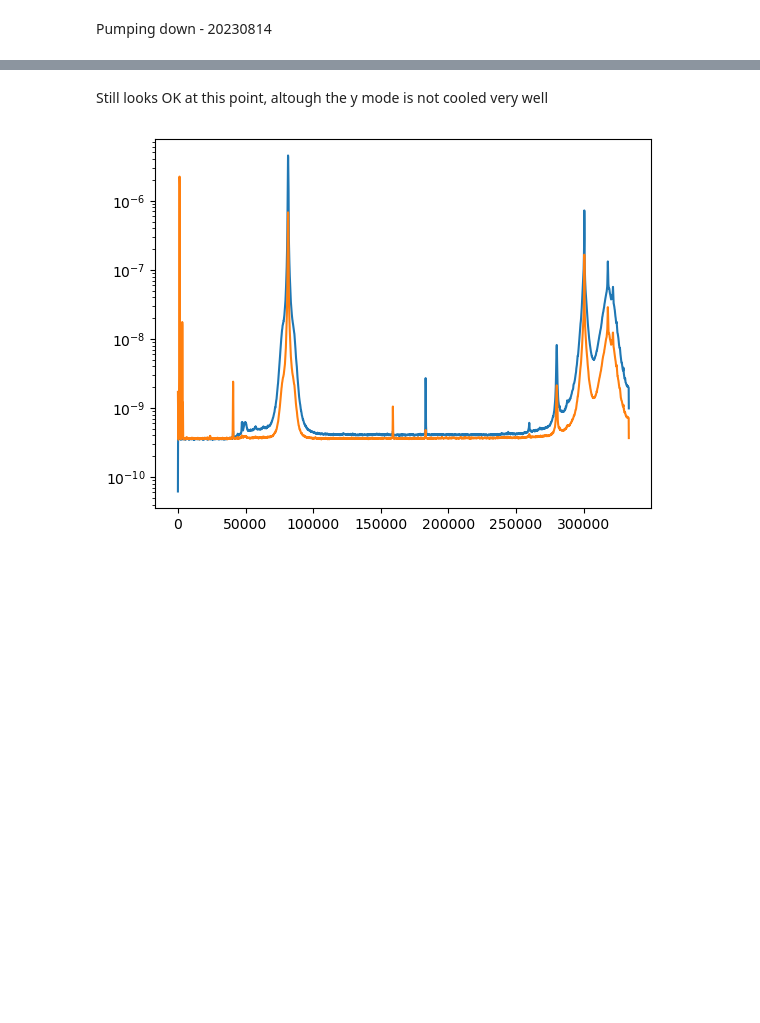
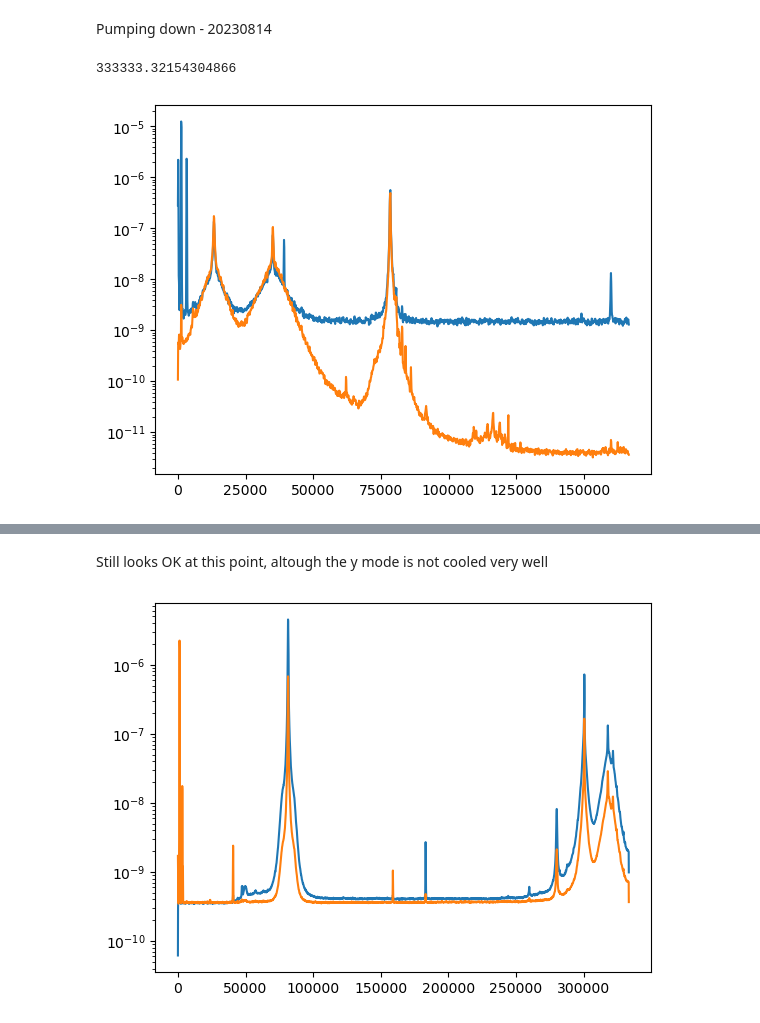
Before and after one commit to yuhants/Nanospheres, a Jupyter notebook: Experiment Analysis/PI Loop/230721/PSDs.ipynb, the cells around one changed output, grey strips where cells are left out. Drawn from its saved outputs; the diff is of its cells as text; code cells hidden in the pictures; blank space fills up the shorter version.

```diff
--- a/Experiment Analysis/PI Loop/230721/PSDs.ipynb
+++ b/Experiment Analysis/PI Loop/230721/PSDs.ipynb
@@ -45,0 +44,22 @@ PSDA, PSDB = make_PSDs(filepath, extensions, channels)
+# %%
+1/Tinterval
+# %% [output]
+333333.32154304866
+# %%
+tts, Tinterval = load_data(filepath+extensions[0], channels)
+PSDsx = []
+PSDsy = []
+PSDsf = []
+for i in range(87):
+    PSD = scisig.welch(tts[0][int(i/Tinterval):int((i+1)/Tinterval)], fs = int(1/Tinterval), nperseg = int(0.01/Tinterval))
+    PSDsx.append(PSD[1])
+    PSD = scisig.welch(tts[1][int(i/Tinterval):int((i+1)/Tinterval)], fs = int(1/Tinterval), nperseg = int(0.01/Tinterval))
+    PSDsy.append(PSD[1])
+    PSD = scisig.welch(tts[2][int(i/Tinterval):int((i+1)/Tinterval)], fs = int(1/Tinterval), nperseg = int(0.01/Tinterval))
+    PSDsf.append(PSD[1])
+# %%
+plt.plot(PSD[0], PSDsx[0])
+plt.plot(PSD[0], PSDsf[0])
+plt.yscale('log')
+# %% [output]
+[figure, added]
```
Also changed, not shown: parts of 6 cells of this notebook, 9 other files.
